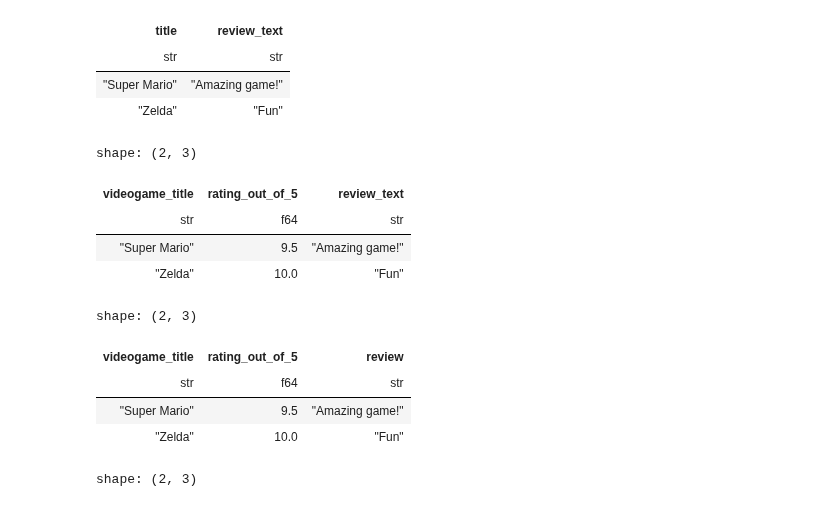
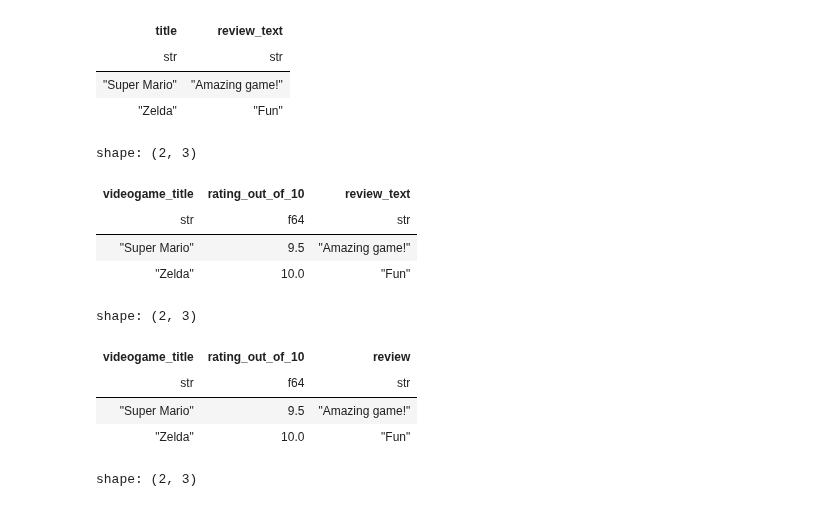
Before and after one commit to PacktPublishing/Data-Analysis-with-Polars, a Jupyter notebook: chapter_02/02.1_Basic_data_transformation.ipynb, the cells around one changed output. Cells and saved outputs as stored; diff of their text form; code cells hidden in the pictures.

```diff
--- a/chapter_02/02.1_Basic_data_transformation.ipynb
+++ b/chapter_02/02.1_Basic_data_transformation.ipynb
@@ -240,13 +240,13 @@ shape: (2, 2)
 # %%
 # Add suffix or prefix
 video_games_reviews.select(
     pl.col("title").name.prefix("videogame_"),
-    pl.col("rating").name.suffix("_out_of_5"),
+    pl.col("rating").name.suffix("_out_of_10"),
     pl.col("review_text"),
 ).head(2)
 # %% [output]
 shape: (2, 3)
-| videogame_title | rating_out_of_5 | review_text |
+| videogame_title | rating_out_of_10 | review_text |
 | str | f64 | str |
 | "Super Mario" | 9.5 | "Amazing game!" |
 | "Zelda" | 10.0 | "Fun" |
@@ -255,12 +255,12 @@ shape: (2, 3)
 # Important: columns selected with keywords arguments should come after columns without keywords arguments
 video_games_reviews.select(
     videogame_title=pl.col("title"),
-    rating_out_of_5=pl.col("rating"),
+    rating_out_of_10=pl.col("rating"),
     review=pl.col("review_text"),
 ).head(2)
 # %% [output]
 shape: (2, 3)
-| videogame_title | rating_out_of_5 | review |
+| videogame_title | rating_out_of_10 | review |
 | str | f64 | str |
 | "Super Mario" | 9.5 | "Amazing game!" |
 | "Zelda" | 10.0 | "Fun" |
```
